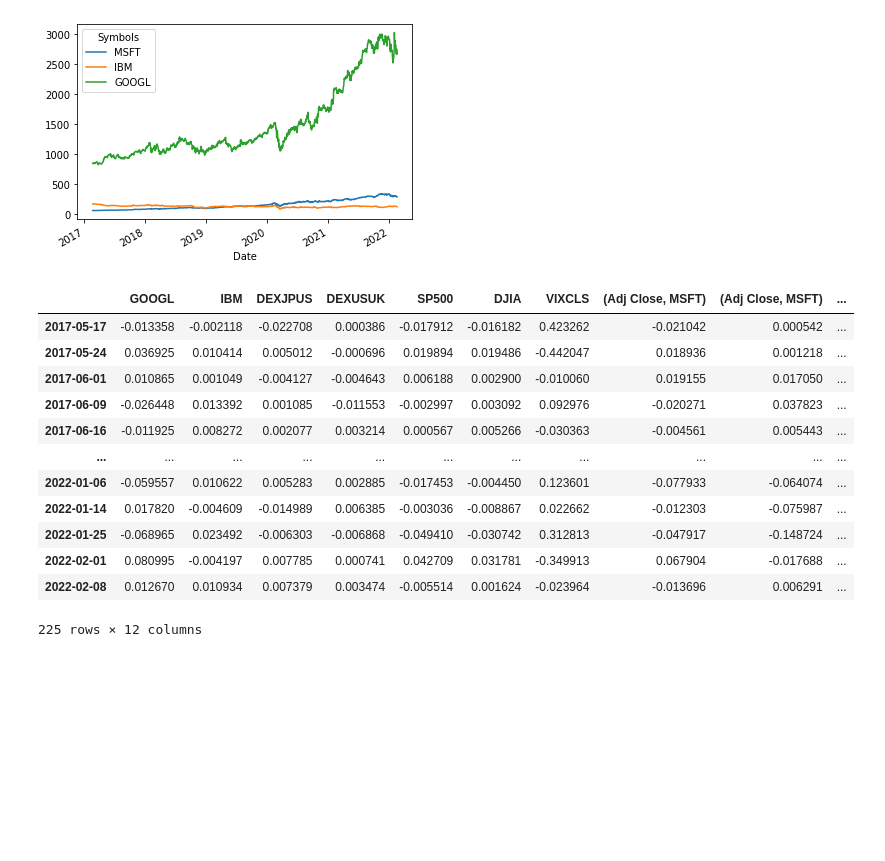
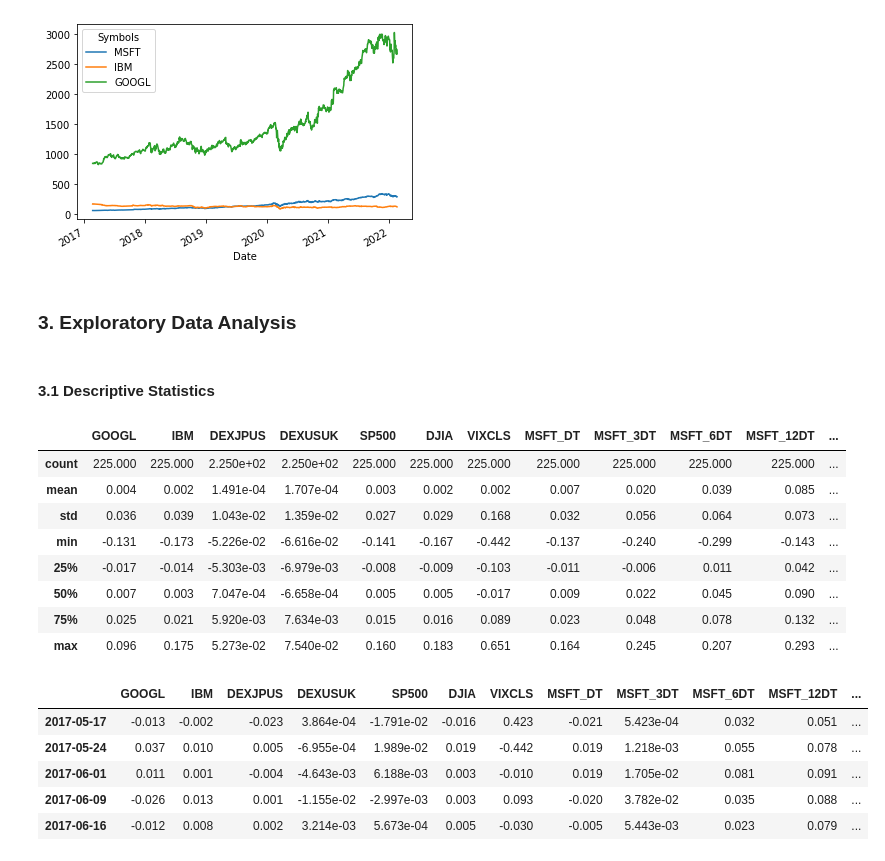
Before and after one commit to dkomlen/finance-ml, a Jupyter notebook: case study 1 - stock prediction.ipynb, the cells around one changed output. Cells and saved outputs as stored; diff of their text form; code cells hidden in the pictures; blank space fills up the shorter version.

```diff
--- a/case study 1 - stock prediction.ipynb
+++ b/case study 1 - stock prediction.ipynb
@@ -40,23 +48,35 @@ X4 = pd.concat([np.log(stk_data.loc[:, ('Adj Close', 'MSFT')]).diff(i) for i in
                                                                             return_period * 6,
                                                                             return_period * 12]
           ], axis=1).dropna()
-
+X4.columns = ['MSFT_DT', 'MSFT_3DT', 'MSFT_6DT', 'MSFT_12DT']
 X = pd.concat([X1,X2,X3,X4], axis=1)
 
 dataset = pd.concat([X,Y], axis=1).dropna().iloc[::return_period, :]
+Y = dataset.loc[:, Y.name]
+X = dataset.loc[:, X.columns]
+# %% [markdown]
+### 3. Exploratory Data Analysis
+# %% [markdown]
+#### 3.1 Descriptive Statistics
+# %%
+pd.set_option('precision', 3)
+dataset.describe()
+# %% [output]
+|  | GOOGL | IBM | DEXJPUS | DEXUSUK | SP500 | DJIA | VIXCLS | MSFT_DT | MSFT_3DT | MSFT_6DT | MSFT_12DT | ... |
+| count | 225.000 | 225.000 | 2.250e+02 | 2.250e+02 | 225.000 | 225.000 | 225.000 | 225.000 | 225.000 | 225.000 | 225.000 | ... |
+| mean | 0.004 | 0.002 | 1.491e-04 | 1.707e-04 | 0.003 | 0.002 | 0.002 | 0.007 | 0.020 | 0.039 | 0.085 | ... |
+| std | 0.036 | 0.039 | 1.043e-02 | 1.359e-02 | 0.027 | 0.029 | 0.168 | 0.032 | 0.056 | 0.064 | 0.073 | ... |
+| min | -0.131 | -0.173 | -5.226e-02 | -6.616e-02 | -0.141 | -0.167 | -0.442 | -0.137 | -0.240 | -0.299 | -0.143 | ... |
+| 25% | -0.017 | -0.014 | -5.303e-03 | -6.979e-03 | -0.008 | -0.009 | -0.103 | -0.011 | -0.006 | 0.011 | 0.042 | ... |
+| 50% | 0.007 | 0.003 | 7.047e-04 | -6.658e-04 | 0.005 | 0.005 | -0.017 | 0.009 | 0.022 | 0.045 | 0.090 | ... |
+| 75% | 0.025 | 0.021 | 5.920e-03 | 7.634e-03 | 0.015 | 0.016 | 0.089 | 0.023 | 0.048 | 0.078 | 0.132 | ... |
+| max | 0.096 | 0.175 | 5.273e-02 | 7.540e-02 | 0.160 | 0.183 | 0.651 | 0.164 | 0.245 | 0.207 | 0.293 | ... |
 # %%
-dataset
+dataset.head()
 # %% [output]
-|  | GOOGL | IBM | DEXJPUS | DEXUSUK | SP500 | DJIA | VIXCLS | (Adj Close, MSFT) | (Adj Close, MSFT) | ... |
-| 2017-05-17 | -0.013358 | -0.002118 | -0.022708 | 0.000386 | -0.017912 | -0.016182 | 0.423262 | -0.021042 | 0.000542 | ... |
-| 2017-05-24 | 0.036925 | 0.010414 | 0.005012 | -0.000696 | 0.019894 | 0.019486 | -0.442047 | 0.018936 | 0.001218 | ... |
-| 2017-06-01 | 0.010865 | 0.001049 | -0.004127 | -0.004643 | 0.006188 | 0.002900 | -0.010060 | 0.019155 | 0.017050 | ... |
-| 2017-06-09 | -0.026448 | 0.013392 | 0.001085 | -0.011553 | -0.002997 | 0.003092 | 0.092976 | -0.020271 | 0.037823 | ... |
-| 2017-06-16 | -0.011925 | 0.008272 | 0.002077 | 0.003214 | 0.000567 | 0.005266 | -0.030363 | -0.004561 | 0.005443 | ... |
-| ... | ... | ... | ... | ... | ... | ... | ... | ... | ... | ... |
-| 2022-01-06 | -0.059557 | 0.010622 | 0.005283 | 0.002885 | -0.017453 | -0.004450 | 0.123601 | -0.077933 | -0.064074 | ... |
-| 2022-01-14 | 0.017820 | -0.004609 | -0.014989 | 0.006385 | -0.003036 | -0.008867 | 0.022662 | -0.012303 | -0.075987 | ... |
-| 2022-01-25 | -0.068965 | 0.023492 | -0.006303 | -0.006868 | -0.049410 | -0.030742 | 0.312813 | -0.047917 | -0.148724 | ... |
-| 2022-02-01 | 0.080995 | -0.004197 | 0.007785 | 0.000741 | 0.042709 | 0.031781 | -0.349913 | 0.067904 | -0.017688 | ... |
-| 2022-02-08 | 0.012670 | 0.010934 | 0.007379 | 0.003474 | -0.005514 | 0.001624 | -0.023964 | -0.013696 | 0.006291 | ... |
+|  | GOOGL | IBM | DEXJPUS | DEXUSUK | SP500 | DJIA | VIXCLS | MSFT_DT | MSFT_3DT | MSFT_6DT | MSFT_12DT | ... |
+| 2017-05-17 | -0.013 | -0.002 | -0.023 | 3.864e-04 | -1.791e-02 | -0.016 | 0.423 | -0.021 | 5.423e-04 | 0.032 | 0.051 | ... |
+| 2017-05-24 | 0.037 | 0.010 | 0.005 | -6.955e-04 | 1.989e-02 | 0.019 | -0.442 | 0.019 | 1.218e-03 | 0.055 | 0.078 | ... |
+| 2017-06-01 | 0.011 | 0.001 | -0.004 | -4.643e-03 | 6.188e-03 | 0.003 | -0.010 | 0.019 | 1.705e-02 | 0.081 | 0.091 | ... |
+| 2017-06-09 | -0.026 | 0.013 | 0.001 | -1.155e-02 | -2.997e-03 | 0.003 | 0.093 | -0.020 | 3.782e-02 | 0.035 | 0.088 | ... |
+| 2017-06-16 | -0.012 | 0.008 | 0.002 | 3.214e-03 | 5.673e-04 | 0.005 | -0.030 | -0.005 | 5.443e-03 | 0.023 | 0.079 | ... |
-225 rows × 12 columns
```
Also changed, not shown: parts of 10 cells of this notebook.
